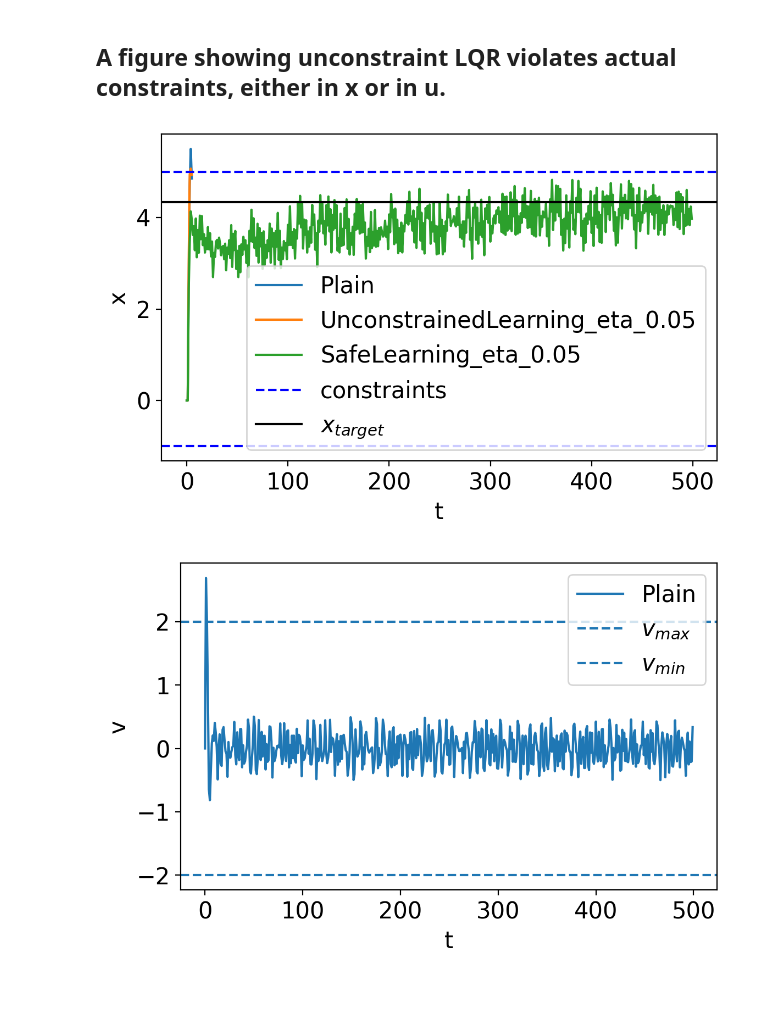
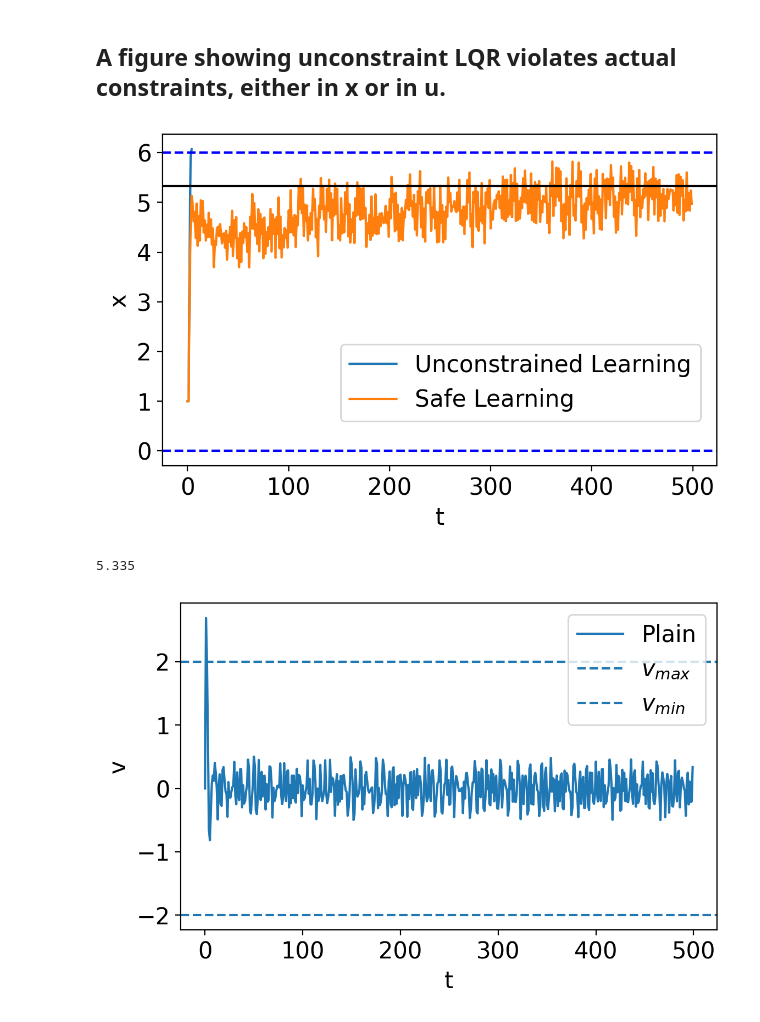
Before and after one commit to CoNG-harvard/SafeLearning, a Jupyter notebook: notebooks/Quadrotor1D-Animation/Plotting Contraint Violation.ipynb, the cells around one changed output. Saved outputs shown, nothing was run; the diff lists cells and outputs as text; code cells hidden in the pictures; blank space fills up the shorter version.

Commit message:
Update plotting utility.

```diff
--- a/notebooks/Quadrotor1D-Animation/Plotting Contraint Violation.ipynb
+++ b/notebooks/Quadrotor1D-Animation/Plotting Contraint Violation.ipynb
@@ -102,54 +102,60 @@ x_target = get_x_target(data)
 # %%
 x_hist
 # %%
-alg_names =  [
-                'Plain',\
+alg_names =  {
+#                 'Plain':'Plain',\
 #               'UnconstrainedDAP',\
 #               'ConstrainedDAP',\
-              'UnconstrainedLearning_eta_0.05',
-    'SafeLearning_eta_0.05'\
-             ]
+    'UnconstrainedLearning_eta_0.05':'Unconstrained Learning',
+    'SafeLearning_eta_0.05':"Safe Learning"\
+}
 
 
 
 colors =  ['black','blue','red','green','orange']
 
 color_map = {alg:c for (alg,c) in zip(alg_names,colors)}
 
 
 plt.figure(dpi=200)
 
 ax = plt.gca()
-for name in alg_names:
+for key,name in alg_names.items():
 
-    x_hist = np.array([d['x'] for d in data[name]])[:,:,0,0]
+    x_hist = np.array([d['x'] for d in data[key]])[:,:,0,0]
 
 
     hits = np.argwhere((x_hist[0]>x_max).flatten())
 
     if len(hits)>0:
         first_hit = np.min(hits)
-        x_hist = x_hist[:,:first_hit+2]
+        x_hist = x_hist[:,:first_hit+1]
+    else:
+        x_hist = x_hist[:,:]
 
-    plot_with_errorband(ax,x_hist,label = name)
+    plot_with_errorband(ax,x_hist+1,label = name)
 
 
-ax.axhline(x_max,ls='dashed',c='blue')
-ax.axhline(x_min,ls='dashed',c='blue',label='constraints')
-ax.axhline(x_target[0,0],ls='solid',c='k',label='$x_{target}$')
+ax.axhline(x_max+1,ls='dashed',c='blue')
+ax.axhline(x_min+1,ls='dashed',c='blue')
+ax.axhline(b,ls='solid',c='k')
 # ax.set_title(name)
 
 ax.set_xlabel('t')
 ax.set_ylabel('x')
 
-ax.legend()
+ax.legend(bbox_to_anchor = [0.3, 0.1])
 
 
 plt.tight_layout()
 #     plt.show()
 plt.savefig('./figures/x.png')
 # %% [output]
-[figure, old version]
+[figure, new version]
+# %%
+x_target[0,0]+1
+# %% [output]
+5.335
 # %%
 
 for name in alg_names:
```
Also changed, not shown: 1 other file.
